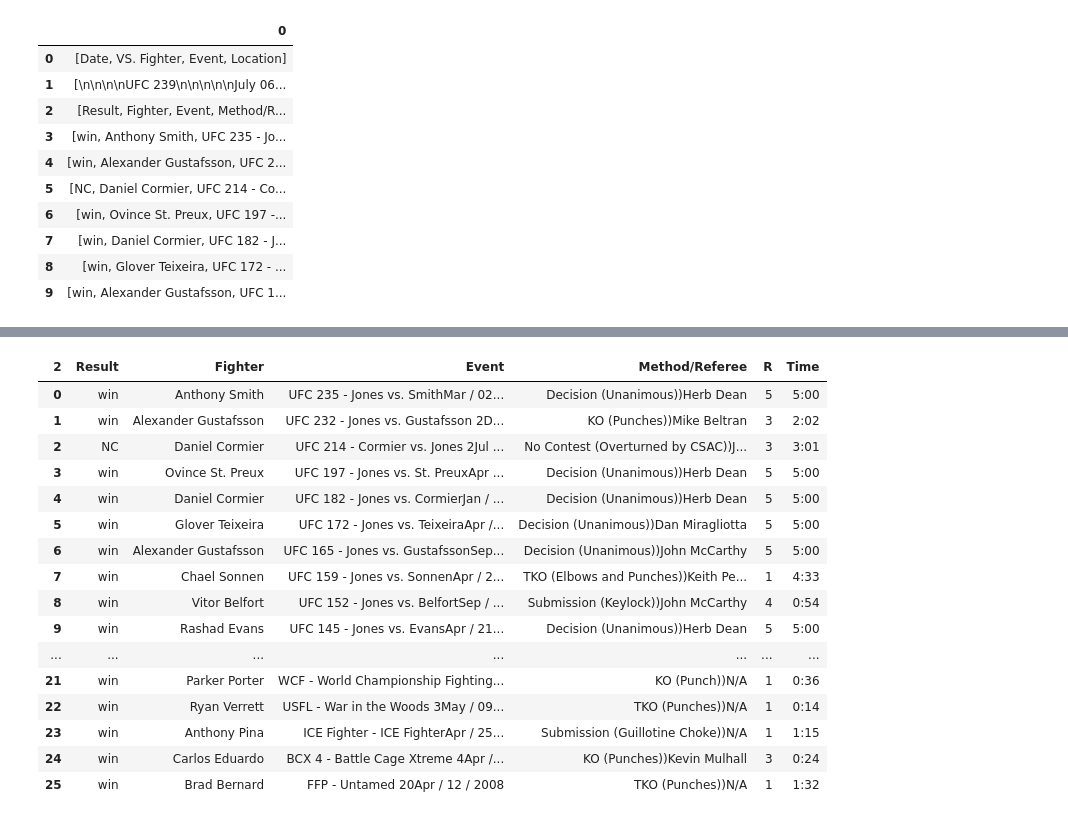
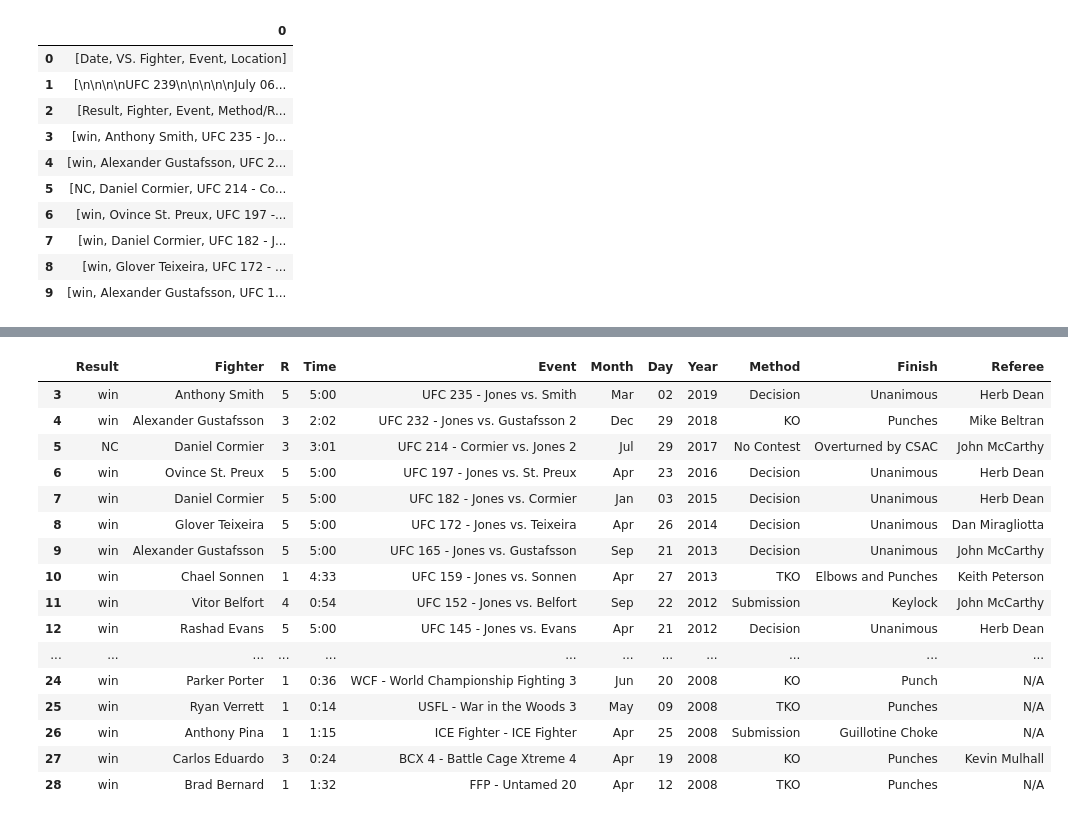
Before and after one commit to vcheng728/Sherdog-Scrape, a Jupyter notebook: Sherdog Scrape.ipynb, the cells around one changed output, grey strips where cells are left out. Cells and saved outputs as stored; diff of their text form; code cells hidden in the pictures.

```diff
--- a/Sherdog Scrape.ipynb
+++ b/Sherdog Scrape.ipynb
@@ -135,7 +138,11 @@ df1.head(10)
 # %%
 cols=list(df2.columns)
 
+# split out method and referee into 3 columns
 
-df2 = df1.drop([0,1,2,29,30,31],axis = 0)
 df2[cols[3]] = df2[cols[3]].str.replace(')', '))')
-df2[cols[3]].str.rsplit(')', expand=True, n=1)
+methref = df2[cols[3]].str.rsplit(')', expand=True, n=1)
+methref.columns = ['method','Referee']
+fin = methref['method'].str.split('(',expand = True)
+fin[1] = fin[1].str.strip(')')
+fin.columns = ['Method','Finish']
@@ -179,20 +149,30 @@ Name:  Method/Referee, dtype: object
-# %%
-df2.reset_index(drop = True)
-# %% [output]
-| 2 | Result | Fighter | Event | Method/Referee | R | Time |
-| 0 | win | Anthony Smith | UFC 235 - Jones vs. SmithMar / 02... | Decision (Unanimous))Herb Dean | 5 | 5:00 |
-| 1 | win | Alexander Gustafsson | UFC 232 - Jones vs. Gustafsson 2D... | KO (Punches))Mike Beltran | 3 | 2:02 |
-| 2 | NC | Daniel Cormier | UFC 214 - Cormier vs. Jones 2Jul ... | No Contest (Overturned by CSAC))J... | 3 | 3:01 |
-| 3 | win | Ovince St. Preux | UFC 197 - Jones vs. St. PreuxApr ... | Decision (Unanimous))Herb Dean | 5 | 5:00 |
-| 4 | win | Daniel Cormier | UFC 182 - Jones vs. CormierJan / ... | Decision (Unanimous))Herb Dean | 5 | 5:00 |
-| 5 | win | Glover Teixeira | UFC 172 - Jones vs. TeixeiraApr /... | Decision (Unanimous))Dan Miragliotta | 5 | 5:00 |
-| 6 | win | Alexander Gustafsson | UFC 165 - Jones vs. GustafssonSep... | Decision (Unanimous))John McCarthy | 5 | 5:00 |
-| 7 | win | Chael Sonnen | UFC 159 - Jones vs. SonnenApr / 2... | TKO (Elbows and Punches))Keith Pe... | 1 | 4:33 |
-| 8 | win | Vitor Belfort | UFC 152 - Jones vs. BelfortSep / ... | Submission (Keylock))John McCarthy | 4 | 0:54 |
-| 9 | win | Rashad Evans | UFC 145 - Jones vs. EvansApr / 21... | Decision (Unanimous))Herb Dean | 5 | 5:00 |
-| ... | ... | ... | ... | ... | ... | ... |
-| 21 | win | Parker Porter | WCF - World Championship Fighting... | KO (Punch))N/A | 1 | 0:36 |
-| 22 | win | Ryan Verrett | USFL - War in the Woods 3May / 09... | TKO (Punches))N/A | 1 | 0:14 |
-| 23 | win | Anthony Pina | ICE Fighter - ICE FighterApr / 25... | Submission (Guillotine Choke))N/A | 1 | 1:15 |
-| 24 | win | Carlos Eduardo | BCX 4 - Battle Cage Xtreme 4Apr /... | KO (Punches))Kevin Mulhall | 3 | 0:24 |
-| 25 | win | Brad Bernard | FFP - Untamed 20Apr / 12 / 2008 | TKO (Punches))N/A | 1 | 1:32 |
+# %%
+# split up event and date
+
+ev = df2[cols[2]].str.rsplit('/', expand=True)
+ev['mth'] = ev[0].str[-4:]
+ev[0] = ev[0].str[:-4]
+
+ev.columns = ['Event','Day','Year','Month']
+ev = ev[['Event','Month','Day','Year']]
+# %%
+newtbl = pd.concat([df2.drop([cols[2], cols[3]],axis = 1) ,ev,fin,methref['Referee']],axis = 1)
+newtbl
+# %% [output]
+|  | Result | Fighter | R | Time | Event | Month | Day | Year | Method | Finish | Referee |
+| 3 | win | Anthony Smith | 5 | 5:00 | UFC 235 - Jones vs. Smith | Mar | 02 | 2019 | Decision | Unanimous | Herb Dean |
+| 4 | win | Alexander Gustafsson | 3 | 2:02 | UFC 232 - Jones vs. Gustafsson 2 | Dec | 29 | 2018 | KO | Punches | Mike Beltran |
+| 5 | NC | Daniel Cormier | 3 | 3:01 | UFC 214 - Cormier vs. Jones 2 | Jul | 29 | 2017 | No Contest | Overturned by CSAC | John McCarthy |
+| 6 | win | Ovince St. Preux | 5 | 5:00 | UFC 197 - Jones vs. St. Preux | Apr | 23 | 2016 | Decision | Unanimous | Herb Dean |
+| 7 | win | Daniel Cormier | 5 | 5:00 | UFC 182 - Jones vs. Cormier | Jan | 03 | 2015 | Decision | Unanimous | Herb Dean |
+| 8 | win | Glover Teixeira | 5 | 5:00 | UFC 172 - Jones vs. Teixeira | Apr | 26 | 2014 | Decision | Unanimous | Dan Miragliotta |
+| 9 | win | Alexander Gustafsson | 5 | 5:00 | UFC 165 - Jones vs. Gustafsson | Sep | 21 | 2013 | Decision | Unanimous | John McCarthy |
+| 10 | win | Chael Sonnen | 1 | 4:33 | UFC 159 - Jones vs. Sonnen | Apr | 27 | 2013 | TKO | Elbows and Punches | Keith Peterson |
+| 11 | win | Vitor Belfort | 4 | 0:54 | UFC 152 - Jones vs. Belfort | Sep | 22 | 2012 | Submission | Keylock | John McCarthy |
+| 12 | win | Rashad Evans | 5 | 5:00 | UFC 145 - Jones vs. Evans | Apr | 21 | 2012 | Decision | Unanimous | Herb Dean |
+| ... | ... | ... | ... | ... | ... | ... | ... | ... | ... | ... | ... |
+| 24 | win | Parker Porter | 1 | 0:36 | WCF - World Championship Fighting 3 | Jun | 20 | 2008 | KO | Punch | N/A |
+| 25 | win | Ryan Verrett | 1 | 0:14 | USFL - War in the Woods 3 | May | 09 | 2008 | TKO | Punches | N/A |
+| 26 | win | Anthony Pina | 1 | 1:15 | ICE Fighter - ICE Fighter | Apr | 25 | 2008 | Submission | Guillotine Choke | N/A |
+| 27 | win | Carlos Eduardo | 3 | 0:24 | BCX 4 - Battle Cage Xtreme 4 | Apr | 19 | 2008 | KO | Punches | Kevin Mulhall |
+| 28 | win | Brad Bernard | 1 | 1:32 | FFP - Untamed 20 | Apr | 12 | 2008 | TKO | Punches | N/A |
```
Also changed, not shown: parts of 5 cells of this notebook.
